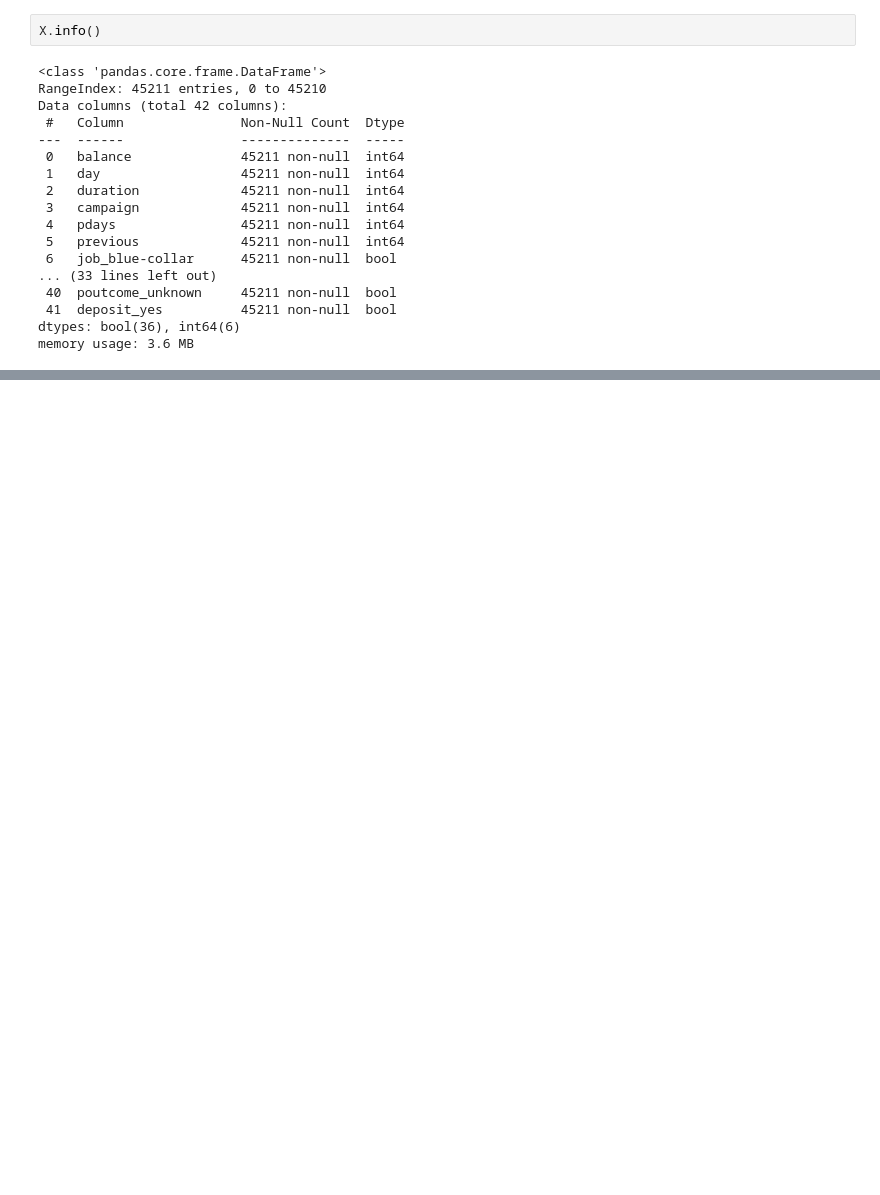
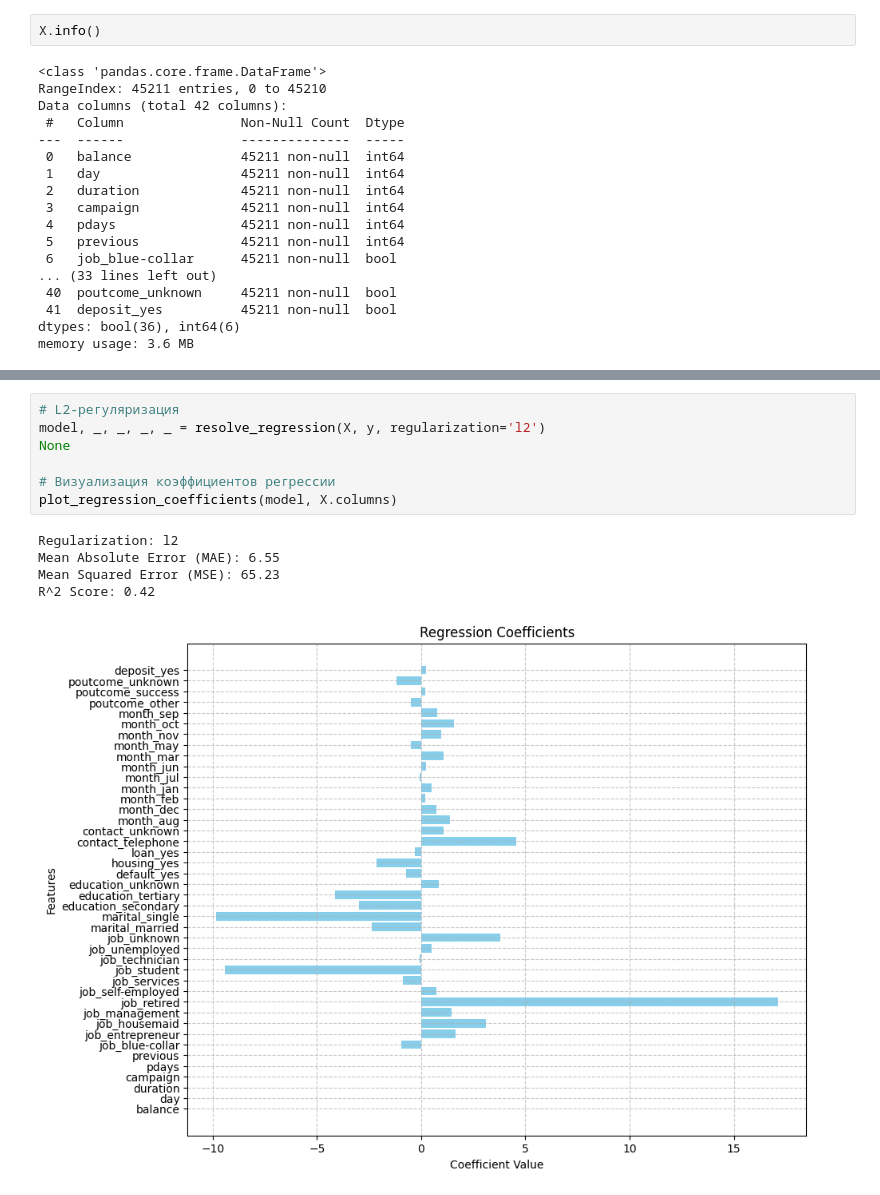
Before and after one commit to SirvavialTAG/MachineLearning, a Jupyter notebook: Lab5.ipynb, the cells around one changed output, grey strips where cells are left out. Cells and saved outputs as stored; diff of their text form; blank space fills up the shorter version.

```diff
--- a/Lab5.ipynb
+++ b/Lab5.ipynb
@@ -278,0 +504,13 @@ memory usage: 3.6 MB
+# %%
+# L2-регуляризация
+model, _, _, _, _ = resolve_regression(X, y, regularization='l2')
+None
+
+# Визуализация коэффициентов регрессии
+plot_regression_coefficients(model, X.columns)
+# %% [output]
+Regularization: l2
+Mean Absolute Error (MAE): 6.55
+Mean Squared Error (MSE): 65.23
+R^2 Score: 0.42
+[figure, added]
```
Also changed, not shown: parts of 37 cells of this notebook.
